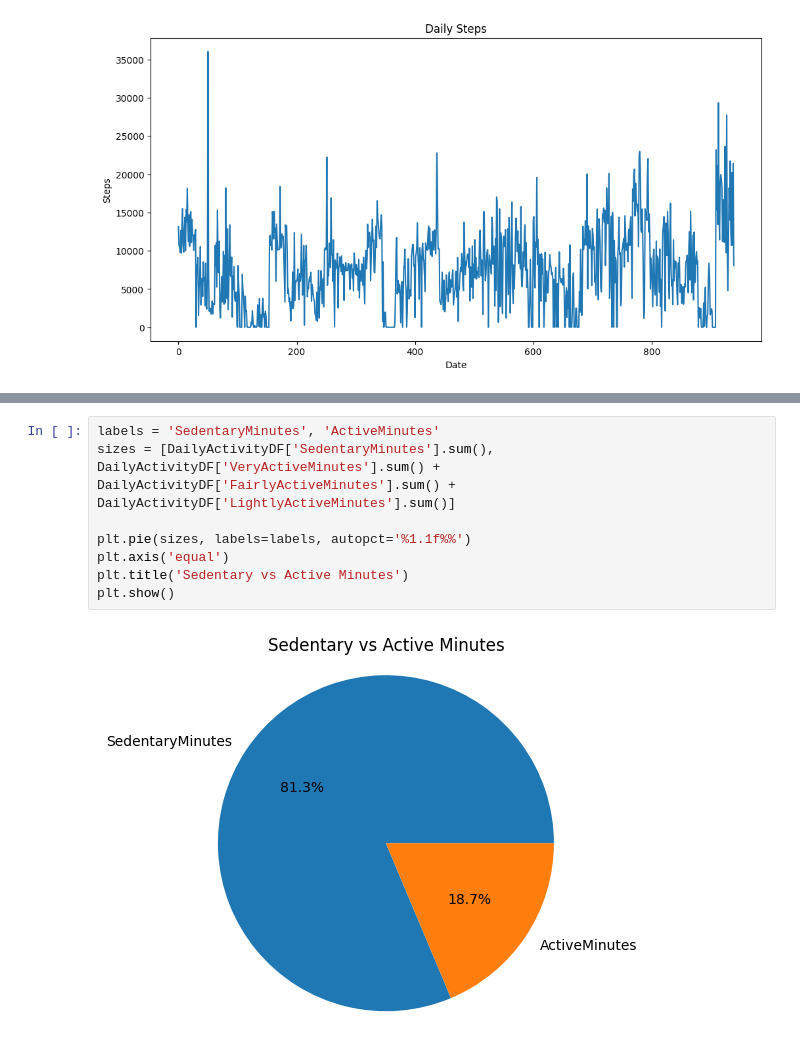
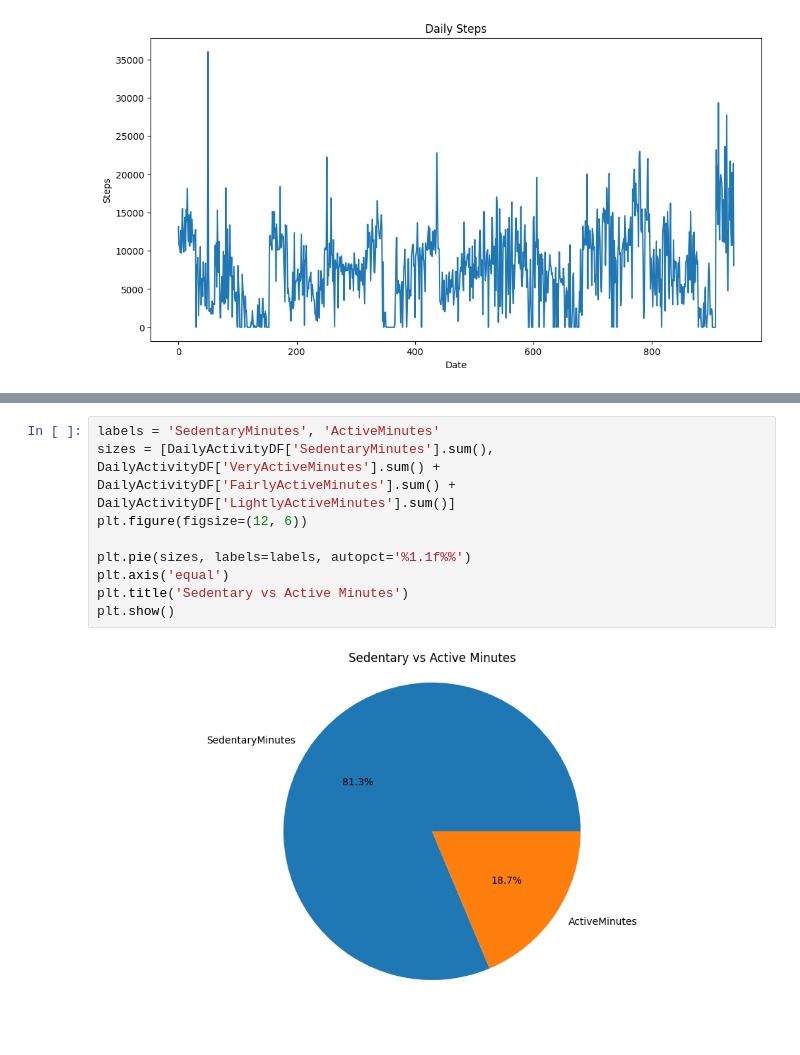
Before and after one commit to sujitjbhagwat/sujitjbhagwat, a Jupyter notebook: bellabeat-case-study-analysis.ipynb, the cells around one changed output, grey strips where cells are left out. Drawn from its saved outputs; the diff is of its cells as text.

```diff
--- a/bellabeat-case-study-analysis.ipynb
+++ b/bellabeat-case-study-analysis.ipynb
@@ -262,13 +269,14 @@ plt.show()
 # %%
 labels = 'SedentaryMinutes', 'ActiveMinutes'
 sizes = [DailyActivityDF['SedentaryMinutes'].sum(), DailyActivityDF['VeryActiveMinutes'].sum() + DailyActivityDF['FairlyActiveMinutes'].sum() + DailyActivityDF['LightlyActiveMinutes'].sum()]
+plt.figure(figsize=(12, 6))
 
 plt.pie(sizes, labels=labels, autopct='%1.1f%%')
 plt.axis('equal')
 plt.title('Sedentary vs Active Minutes')
 plt.show()
 # %% [output]
-[figure, old version]
+[figure, new version]
 # %%
 import matplotlib.cm as cm
 steps = DailyActivityDF['TotalSteps']
```
Also changed, not shown: parts of 2 cells of this notebook.
